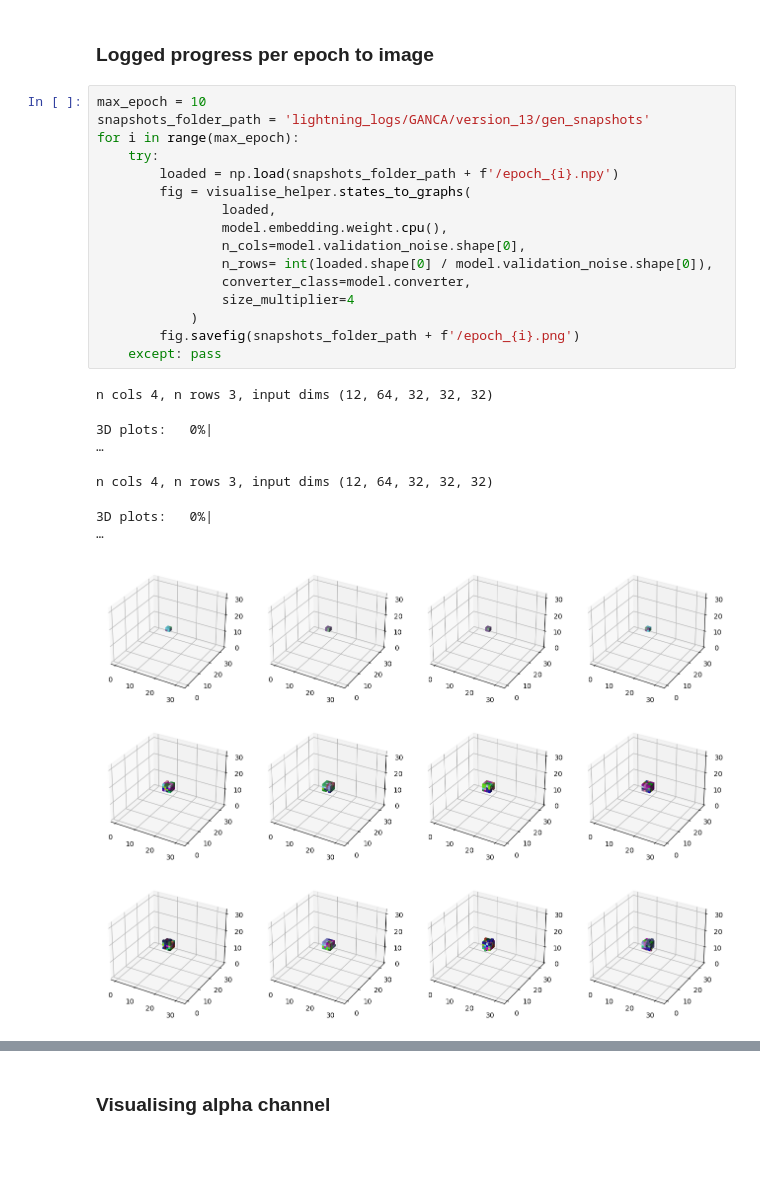
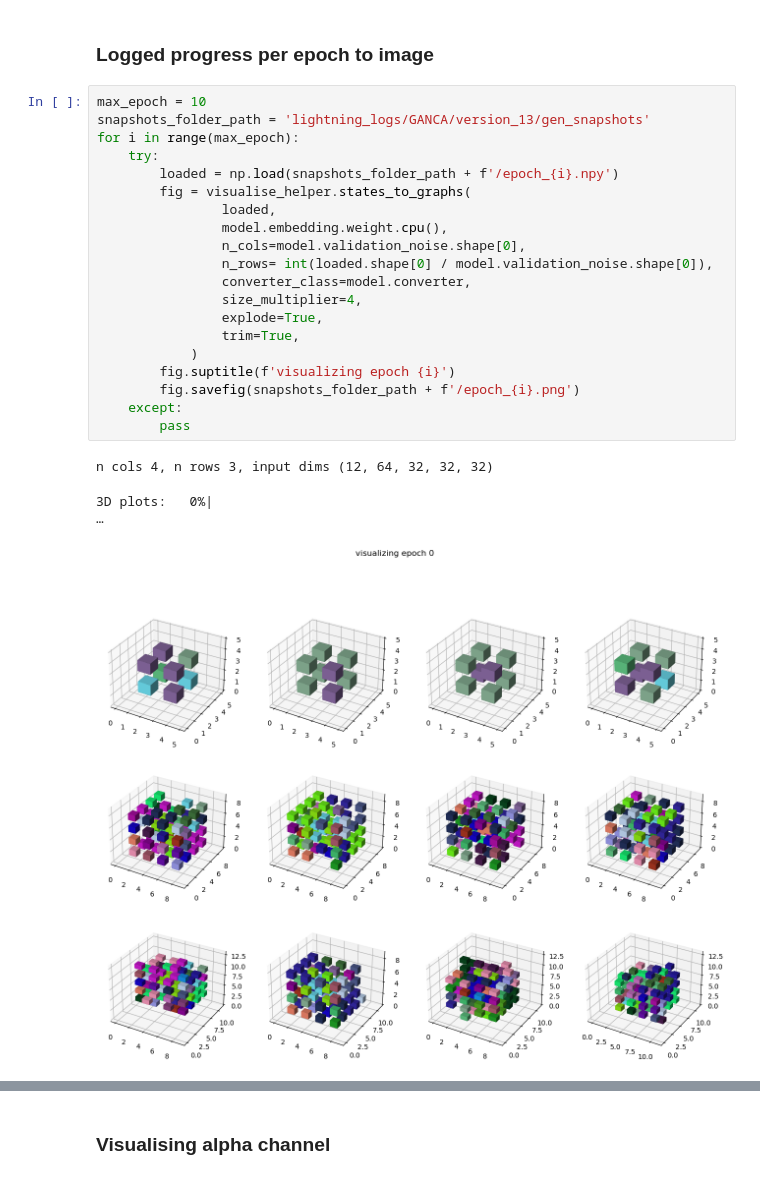
Before and after one commit to chaosarium/3D-GANCA, a Jupyter notebook: GANCA train.ipynb, the cells around one changed output, grey strips where cells are left out. Cells and saved outputs as stored; diff of their text form; blank space fills up the shorter version.

```diff
--- a/GANCA train.ipynb
+++ b/GANCA train.ipynb
@@ -381,22 +381,24 @@ n cols 4, n rows 5, input dims torch.Size([20, 64, 32, 32, 32])
 # %%
 max_epoch = 10
 snapshots_folder_path = 'lightning_logs/GANCA/version_13/gen_snapshots'
 for i in range(max_epoch):
     try:
         loaded = np.load(snapshots_folder_path + f'/epoch_{i}.npy')
         fig = visualise_helper.states_to_graphs(
                 loaded,
                 model.embedding.weight.cpu(),
                 n_cols=model.validation_noise.shape[0],
                 n_rows= int(loaded.shape[0] / model.validation_noise.shape[0]),
                 converter_class=model.converter,
-                size_multiplier=4
+                size_multiplier=4,
+                explode=True,
+                trim=True,
             )
+        fig.suptitle(f'visualizing epoch {i}')
         fig.savefig(snapshots_folder_path + f'/epoch_{i}.png')
-    except: pass
+    except:
+        pass
 # %% [output]
 n cols 4, n rows 3, input dims (12, 64, 32, 32, 32)
 3D plots:   0%|                                                                                               …
-n cols 4, n rows 3, input dims (12, 64, 32, 32, 32)
-3D plots:   0%|                                                                                               …
-[figure, old version]
+[figure, new version]
```
Also changed, not shown: parts of 3 cells of this notebook, 1 other file.
